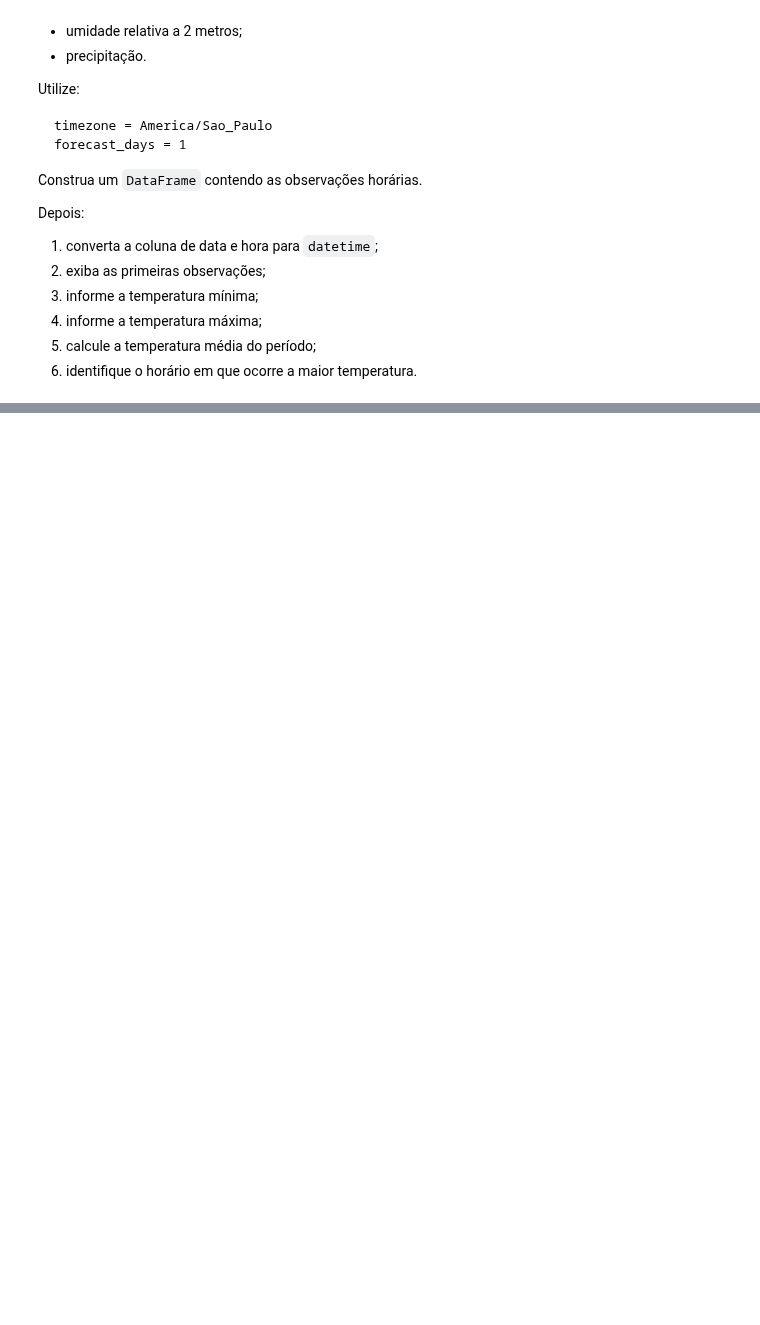
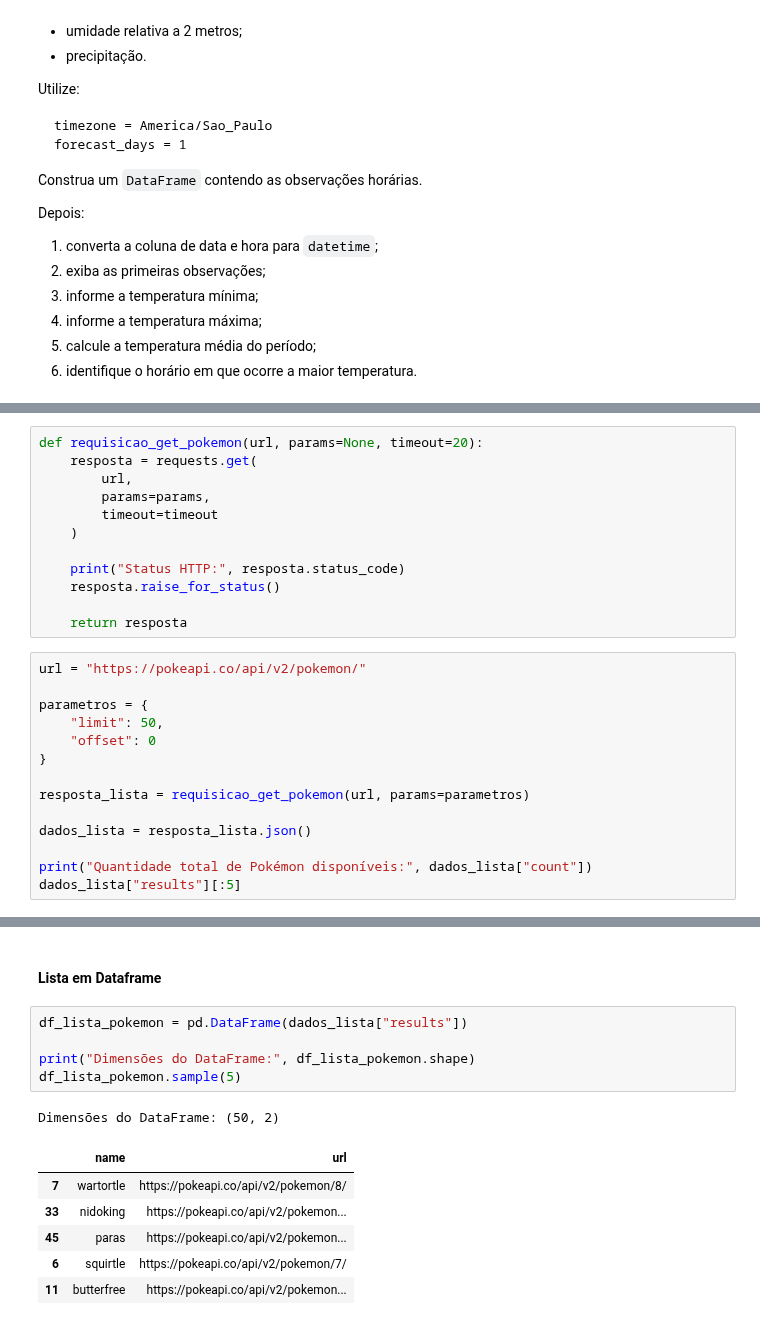
Before and after one commit to letsouzza/LABD, a Jupyter notebook: 5_Consumo_de_APIs_parte1.ipynb, the cells around one changed output, grey strips where cells are left out. Drawn from its saved outputs; the diff is of its cells as text; blank space fills up the shorter version.

```diff
--- a/5_Consumo_de_APIs_parte1.ipynb
+++ b/5_Consumo_de_APIs_parte1.ipynb
@@ -1159,0 +1209,26 @@ Após executar as três consultas, responda:
+# %%
+def requisicao_get_pokemon(url, params=None, timeout=20):
+    resposta = requests.get(
+        url,
+        params=params,
+        timeout=timeout
+    )
+
+    print("Status HTTP:", resposta.status_code)
+    resposta.raise_for_status()
+
+    return resposta
+# %%
+url = "https://pokeapi.co/api/v2/pokemon/"
+
+parametros = {
+    "limit": 50,
+    "offset": 0
+}
+
+resposta_lista = requisicao_get_pokemon(url, params=parametros)
+
+dados_lista = resposta_lista.json()
+
+print("Quantidade total de Pokémon disponíveis:", dados_lista["count"])
+dados_lista["results"][:5]
@@ -1159,0 +1243,15 @@ Após executar as três consultas, responda:
+# %% [markdown]
+#### Lista em Dataframe
+# %%
+df_lista_pokemon = pd.DataFrame(dados_lista["results"])
+
+print("Dimensões do DataFrame:", df_lista_pokemon.shape)
+df_lista_pokemon.sample(5)
+# %% [output]
+Dimensões do DataFrame: (50, 2)
+|  | name | url |
+| 7 | wartortle | https://pokeapi.co/api/v2/pokemon/8/ |
+| 33 | nidoking | https://pokeapi.co/api/v2/pokemon... |
+| 45 | paras | https://pokeapi.co/api/v2/pokemon... |
+| 6 | squirtle | https://pokeapi.co/api/v2/pokemon/7/ |
+| 11 | butterfree | https://pokeapi.co/api/v2/pokemon... |
```
Also changed, not shown: parts of 27 cells of this notebook, 8 other files.
